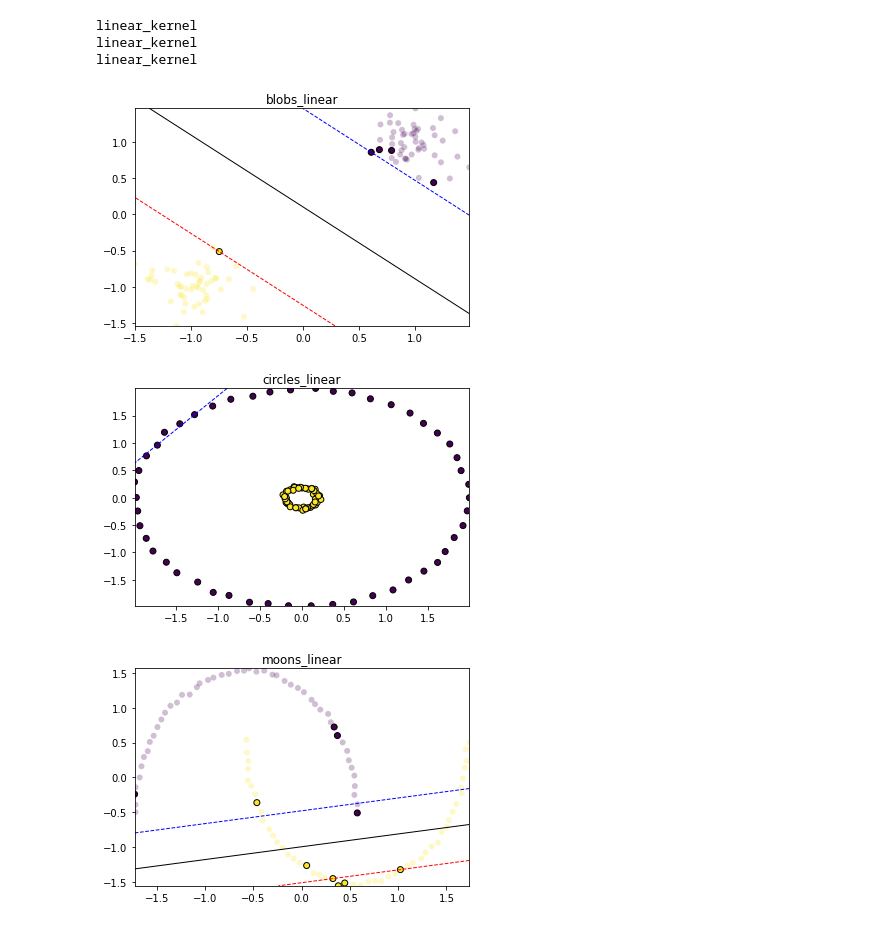
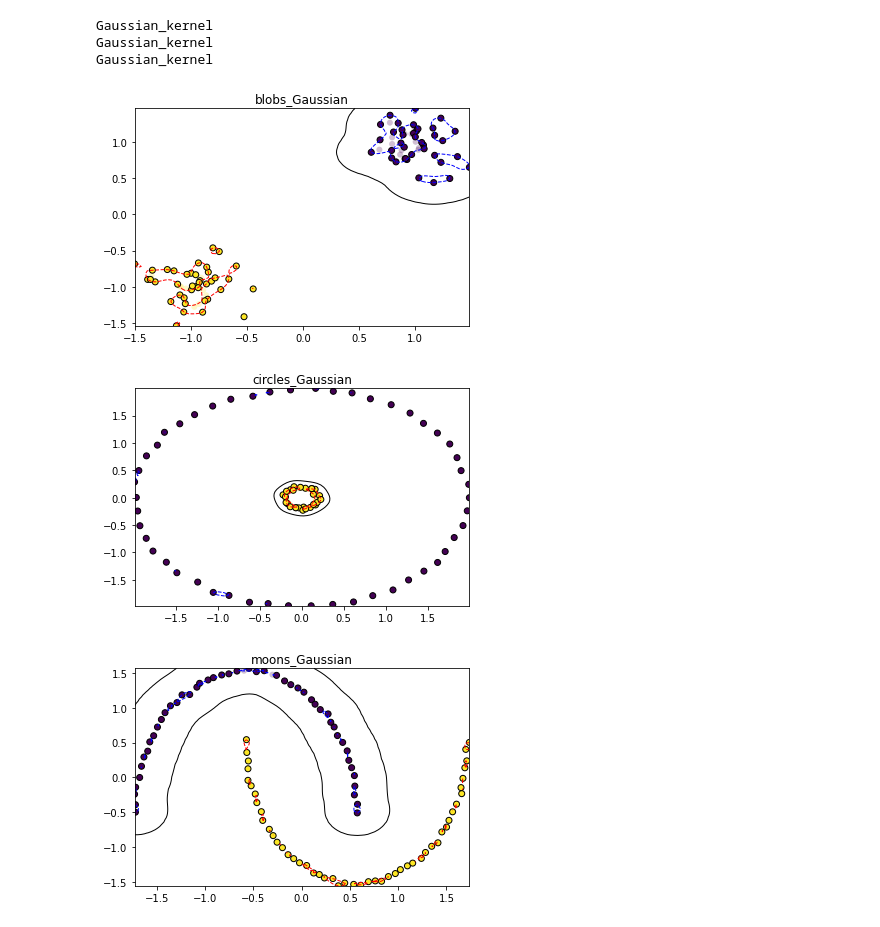
Before and after one commit to abekek/cse326_p2, a Jupyter notebook: src/svm_visualization.ipynb, the cells around one changed output. Saved outputs shown, nothing was run; the diff lists cells and outputs as text; code cells hidden in the pictures.

```diff
--- a/src/svm_visualization.ipynb
+++ b/src/svm_visualization.ipynb
@@ -56,19 +56,20 @@ import pickle
 # %%
 datasets = ['blobs', 'circles', 'moons']
 # kernels = ['linear', 'Gaussian']
-kernels = ['linear']
+# kernels = ['linear']
+kernels = ['Gaussian']
 
 for d in datasets:
     for k in kernels:
         with open('../data/trained_model_{}_{}_kernel.pkl'.format(d, k), 'rb') as f:
             model = pickle.load(f)
             print (model.kernel_func.__name__)
         fig, ax = plt.subplots()
         plot_decision_boundary(d, k, model.alpha, model.train_y ,model.train_X, model.b, model.kernel_func, model.sigma, ax)
 # %% [output]
-linear_kernel
-linear_kernel
-linear_kernel
+Gaussian_kernel
+Gaussian_kernel
+Gaussian_kernel
-[figure, old version]
+[figure, new version]
-[figure, old version]
+[figure, new version]
-[figure, old version]
+[figure, new version]
```
Also changed, not shown: 15 other files.
